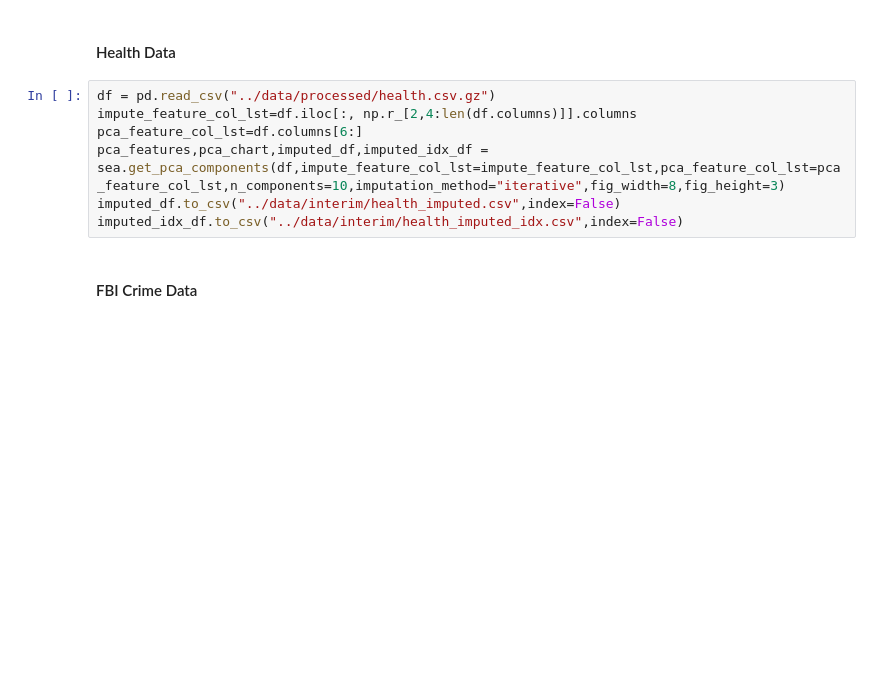
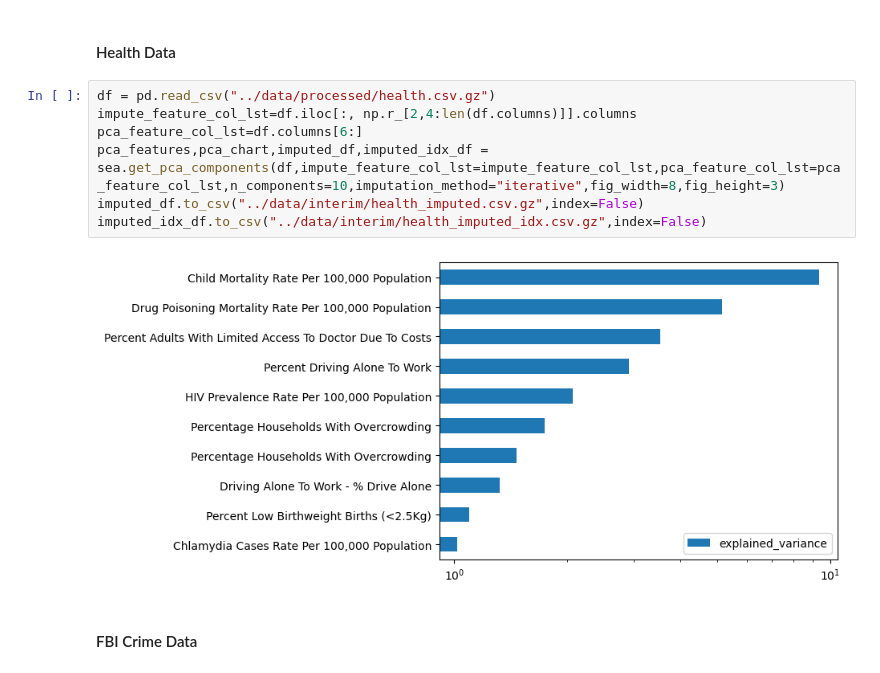
Before and after one commit to rabader/Relocation-Personalization, a Jupyter notebook: notebooks/pca_exploration.ipynb, the cells around one changed output. Drawn from its saved outputs; the diff is of its cells as text; blank space fills up the shorter version.

```diff
--- a/notebooks/pca_exploration.ipynb
+++ b/notebooks/pca_exploration.ipynb
@@ -12,10 +12,12 @@ Intel(R) Extension for Scikit-learn* enabled (https://github.com/intel/scikit-le
 # %%
 df = pd.read_csv("../data/processed/health.csv.gz")
 impute_feature_col_lst=df.iloc[:, np.r_[2,4:len(df.columns)]].columns
 pca_feature_col_lst=df.columns[6:]
 pca_features,pca_chart,imputed_df,imputed_idx_df = sea.get_pca_components(df,impute_feature_col_lst=impute_feature_col_lst,pca_feature_col_lst=pca_feature_col_lst,n_components=10,imputation_method="iterative",fig_width=8,fig_height=3)
-imputed_df.to_csv("../data/interim/health_imputed.csv",index=False)
-imputed_idx_df.to_csv("../data/interim/health_imputed_idx.csv",index=False)
+imputed_df.to_csv("../data/interim/health_imputed.csv.gz",index=False)
+imputed_idx_df.to_csv("../data/interim/health_imputed_idx.csv.gz",index=False)
+# %% [output]
+[figure, added]
 # %% [markdown]
 #### FBI Crime Data
 # %%
```
Also changed, not shown: parts of 4 cells of this notebook, 11 other files.
